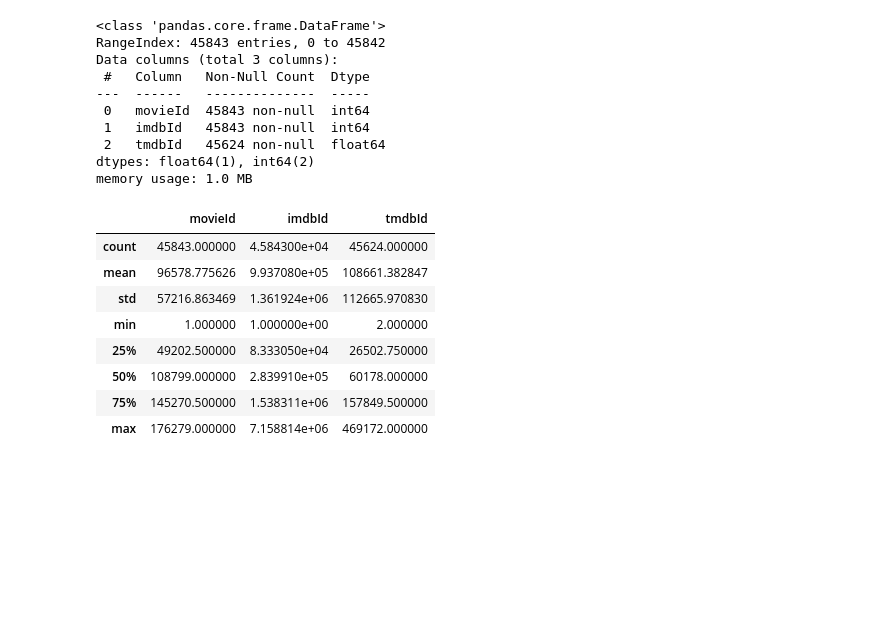
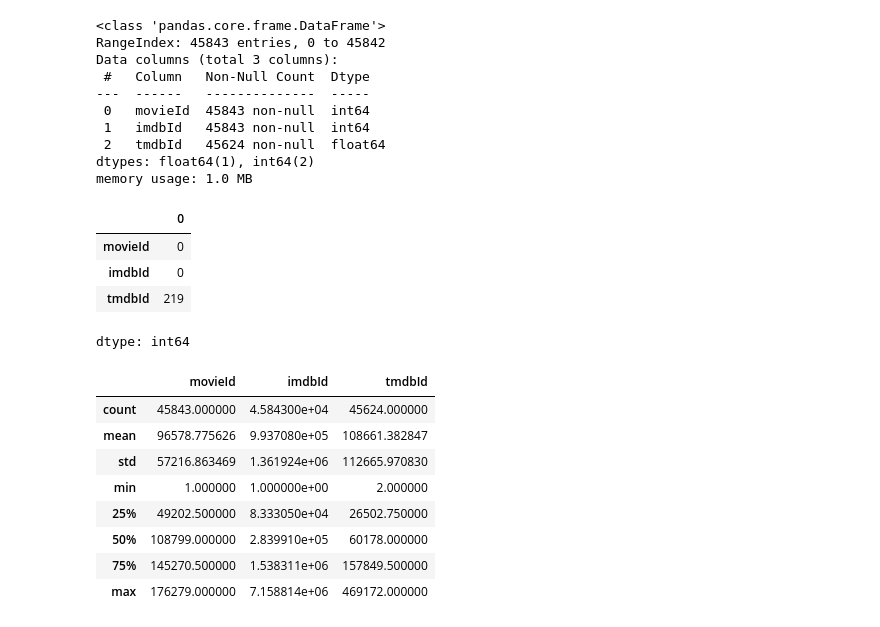
Before and after one commit to Gibskuyyyy/Rekomendasi-Film, a Jupyter notebook: rekomendasi_film.ipynb, the cells around one changed output. Drawn from its saved outputs; the diff is of its cells as text; code cells hidden in the pictures; blank space fills up the shorter version.

```diff
--- a/rekomendasi_film.ipynb
+++ b/rekomendasi_film.ipynb
@@ -229,6 +274,14 @@ Data columns (total 3 columns):
  2   tmdbId   45624 non-null  float64
 dtypes: float64(1), int64(2)
 memory usage: 1.0 MB
+# %%
+links_df.isnull().sum()
+# %% [output]
+|  | 0 |
+| movieId | 0 |
+| imdbId | 0 |
+| tmdbId | 219 |
+dtype: int64
 # %%
 links_df.describe()
 # %% [output]
```
Also changed, not shown: parts of 5 cells of this notebook, 2 other files.
